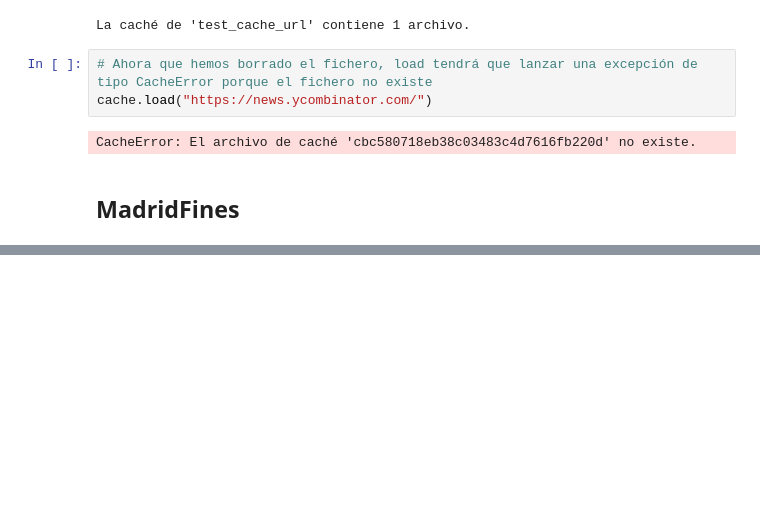
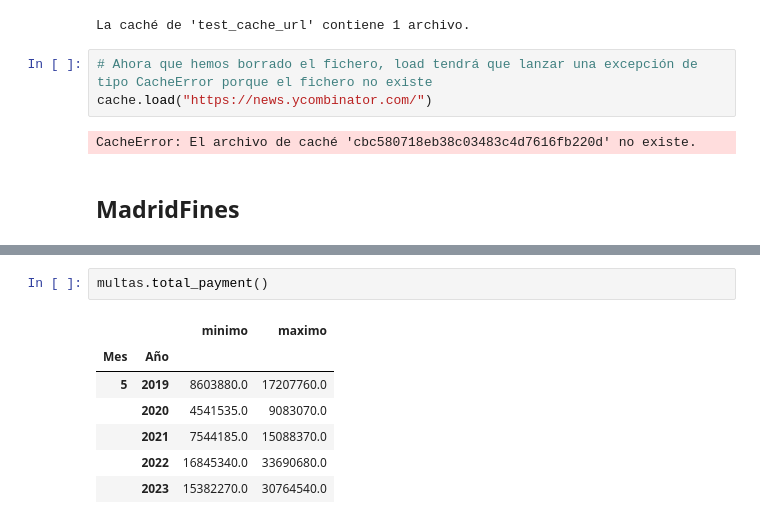
Before and after one commit to adecora/trafic_fines, a Jupyter notebook: notebooks/ejemplos_uso.ipynb, the cells around one changed output, grey strips where cells are left out. Saved outputs shown, nothing was run; the diff lists cells and outputs as text; blank space fills up the shorter version.

```diff
--- a/notebooks/ejemplos_uso.ipynb
+++ b/notebooks/ejemplos_uso.ipynb
@@ -333,0 +548,10 @@ CacheError: El archivo de caché 'cbc580718eb38c03483c4d7616fb220d' no existe.
+# %%
+multas.total_payment()
+# %% [output]
+|  |  | minimo | maximo |
+| Mes | Año |  |  |
+| 5 | 2019 | 8603880.0 | 17207760.0 |
+|  | 2020 | 4541535.0 | 9083070.0 |
+|  | 2021 | 7544185.0 | 15088370.0 |
+|  | 2022 | 16845340.0 | 33690680.0 |
+|  | 2023 | 15382270.0 | 30764540.0 |
```
Also changed, not shown: parts of 31 cells of this notebook, 5 other files.
